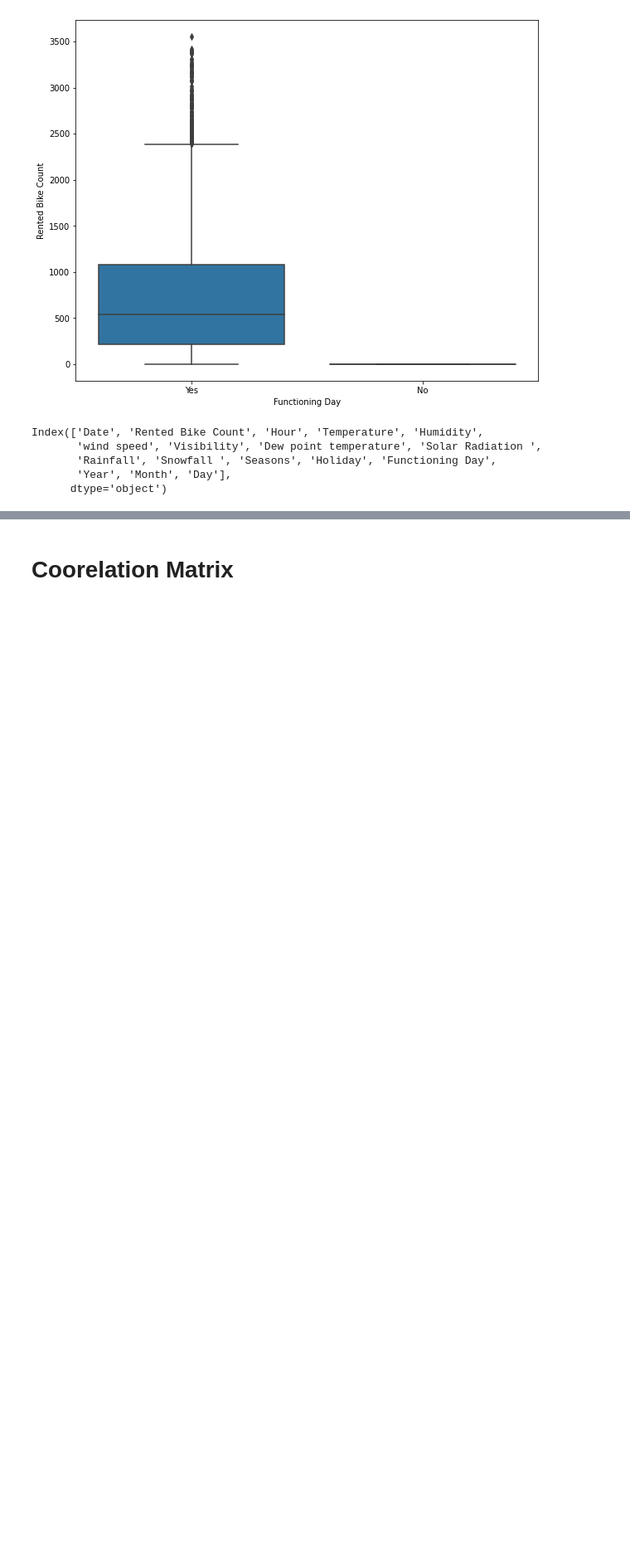
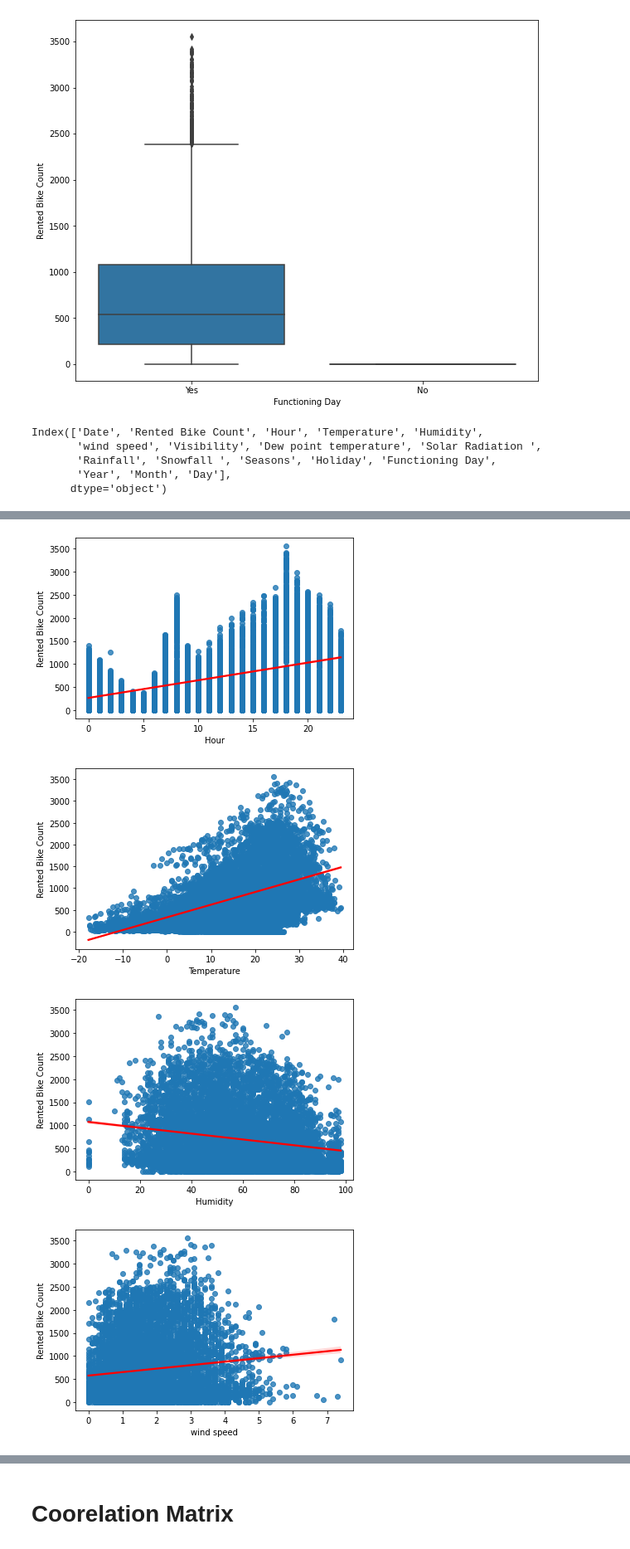
Before and after one commit to Debabarata308/Bike-Sharing-Demand-Prediction-, a Jupyter notebook: Bike_Sharing_Demand_Prediction_Capstone_Project.ipynb, the cells around one changed output, grey strips where cells are left out. Shown at 83% size. Cells and saved outputs as stored; diff of their text form; code cells hidden in the pictures; blank space fills up the shorter version.

```diff
--- a/Bike_Sharing_Demand_Prediction_Capstone_Project.ipynb
+++ b/Bike_Sharing_Demand_Prediction_Capstone_Project.ipynb
@@ -408,0 +391,15 @@ for feature in feature_list:
+# %%
+# ploting Regression plot of each columns of dataset v/s rented bike count columns
+
+for col in numeric_features[:]:
+  if col == 'Rented Bike Count':
+    pass
+  else:
+    sns.regplot(x=data[col],y=data["Rented Bike Count"],line_kws={"color": "red"})
+
+  plt.show()
+# %% [output]
+[figure, added]
+[figure, added]
+[figure, added]
+[figure, added]
```
Also changed, not shown: parts of 148 cells of this notebook.
